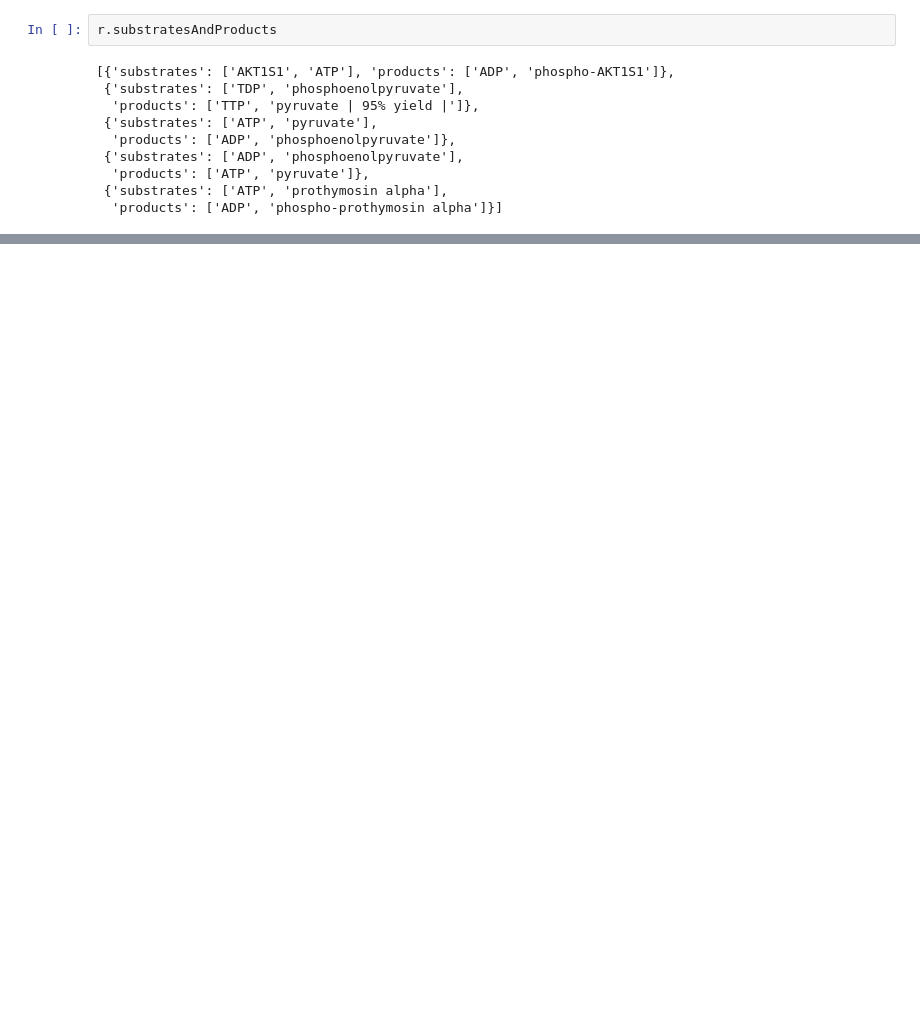
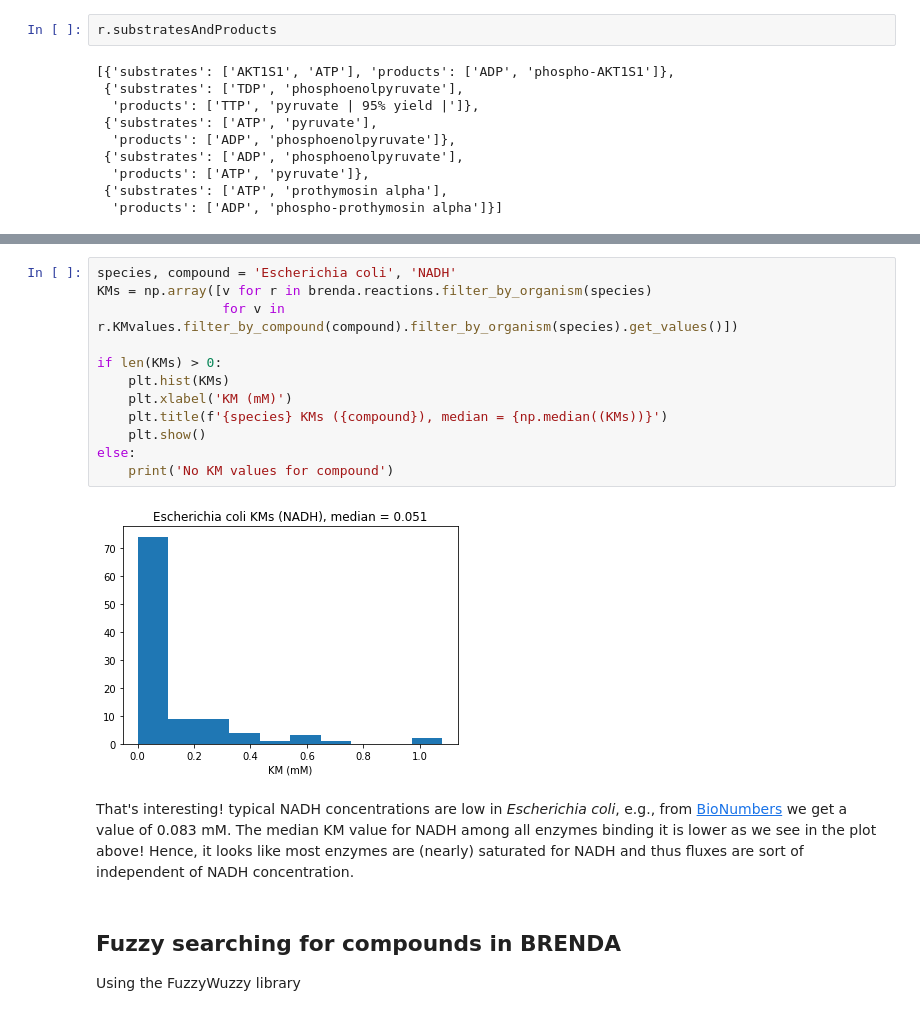
Before and after one commit to Robaina/BRENDApyrser, a Jupyter notebook: README.ipynb, the cells around one changed output, grey strips where cells are left out. Drawn from its saved outputs; the diff is of its cells as text; blank space fills up the shorter version.

```diff
--- a/README.ipynb
+++ b/README.ipynb
@@ -311,0 +147,19 @@ rxns[:10].filter_by_organism('Bos taurus')
+# %%
+species, compound = 'Escherichia coli', 'NADH'
+KMs = np.array([v for r in brenda.reactions.filter_by_organism(species)
+                for v in r.KMvalues.filter_by_compound(compound).filter_by_organism(species).get_values()])
+
+if len(KMs) > 0:
+    plt.hist(KMs)
+    plt.xlabel('KM (mM)')
+    plt.title(f'{species} KMs ({compound}), median = {np.median((KMs))}')
+    plt.show()
+else:
+    print('No KM values for compound')
+# %% [output]
+[figure, added]
+# %% [markdown]
+That's interesting! typical NADH concentrations are low in _Escherichia coli_, e.g., from [BioNumbers](http://book.bionumbers.org/what-are-the-concentrations-of-free-metabolites-in-cells/) we get a value of 0.083 mM. The median KM value for NADH among all enzymes binding it is lower as we see in the plot above! Hence, it looks like most enzymes are (nearly) saturated for NADH and thus fluxes are sort of independent of NADH concentration.
+# %% [markdown]
+## Fuzzy searching for compounds in BRENDA
+Using the FuzzyWuzzy library
```
Also changed, not shown: parts of 33 cells of this notebook, 10 other files.
